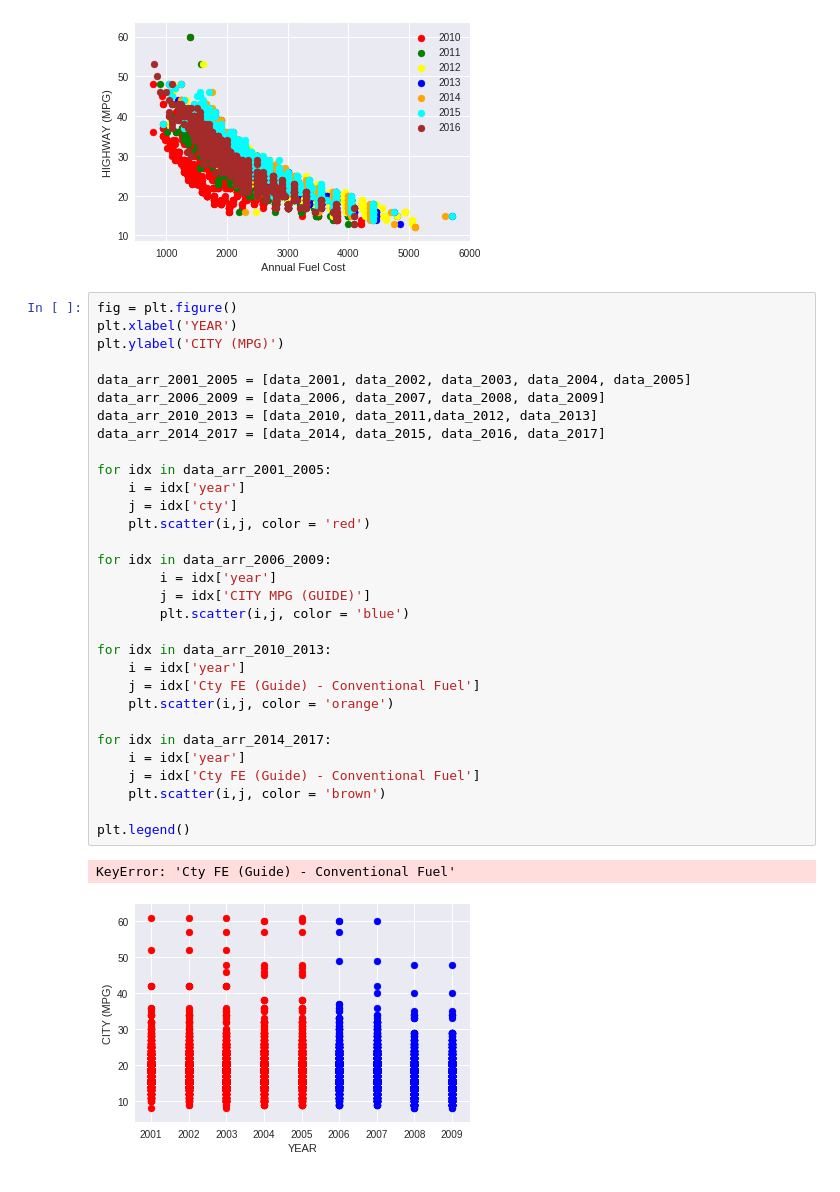
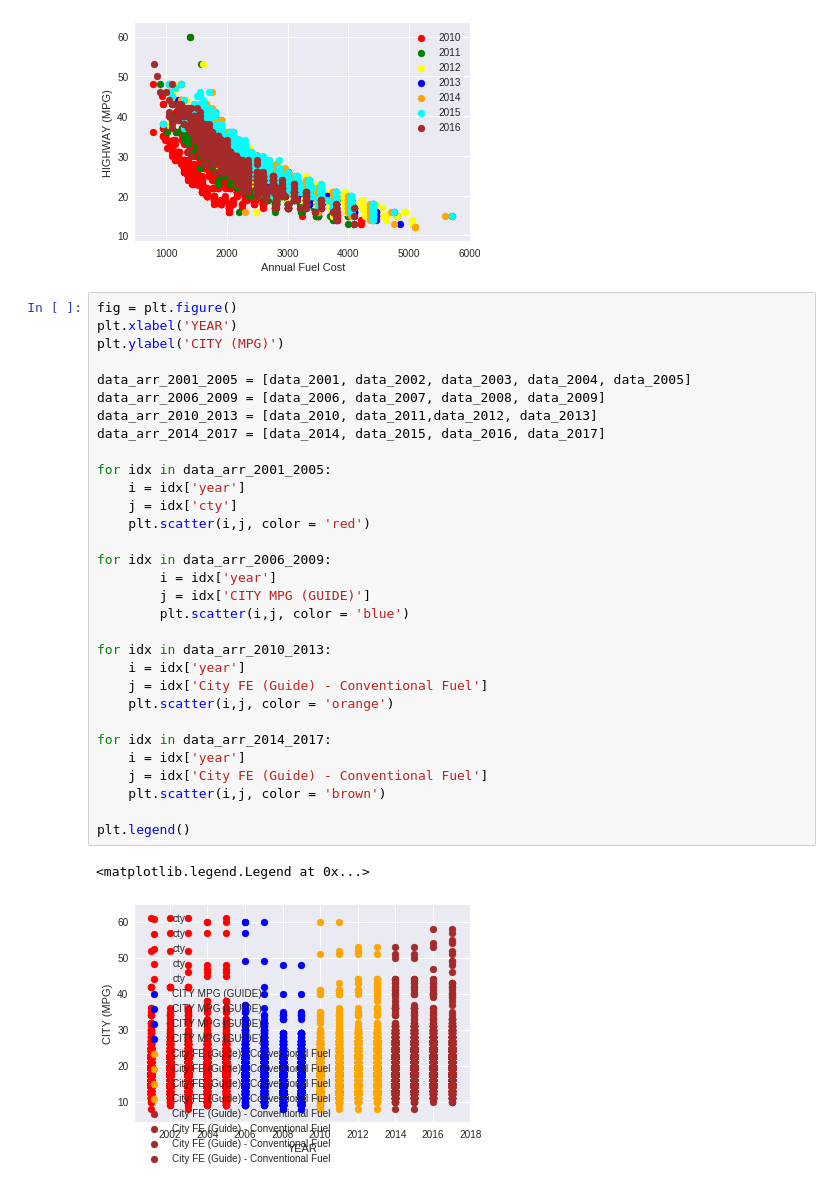
Before and after one commit to chan2017/username.github.io, a Jupyter notebook: FinalProj (2).ipynb, the cells around one changed output. Saved outputs shown, nothing was run; the diff lists cells and outputs as text.

```diff
--- a/FinalProj (2).ipynb
+++ b/FinalProj (2).ipynb
@@ -304,34 +296,34 @@ plt.legend()
 # %%
 fig = plt.figure()
 plt.xlabel('YEAR')
 plt.ylabel('CITY (MPG)')
 
 data_arr_2001_2005 = [data_2001, data_2002, data_2003, data_2004, data_2005]
 data_arr_2006_2009 = [data_2006, data_2007, data_2008, data_2009]
 data_arr_2010_2013 = [data_2010, data_2011,data_2012, data_2013]
 data_arr_2014_2017 = [data_2014, data_2015, data_2016, data_2017]
 
 for idx in data_arr_2001_2005:
     i = idx['year']
     j = idx['cty']
     plt.scatter(i,j, color = 'red')
 
 for idx in data_arr_2006_2009:
         i = idx['year']
         j = idx['CITY MPG (GUIDE)']
         plt.scatter(i,j, color = 'blue')
 
 for idx in data_arr_2010_2013:
     i = idx['year']
-    j = idx['Cty FE (Guide) - Conventional Fuel']
+    j = idx['City FE (Guide) - Conventional Fuel']
     plt.scatter(i,j, color = 'orange')
 
 for idx in data_arr_2014_2017:
     i = idx['year']
-    j = idx['Cty FE (Guide) - Conventional Fuel']
+    j = idx['City FE (Guide) - Conventional Fuel']
     plt.scatter(i,j, color = 'brown')
 
 plt.legend()
 # %% [output]
-KeyError: 'Cty FE (Guide) - Conventional Fuel'
+<matplotlib.legend.Legend at 0x...>
-[figure, old version]
+[figure, new version]
```
Also changed, not shown: parts of 5 cells of this notebook.
